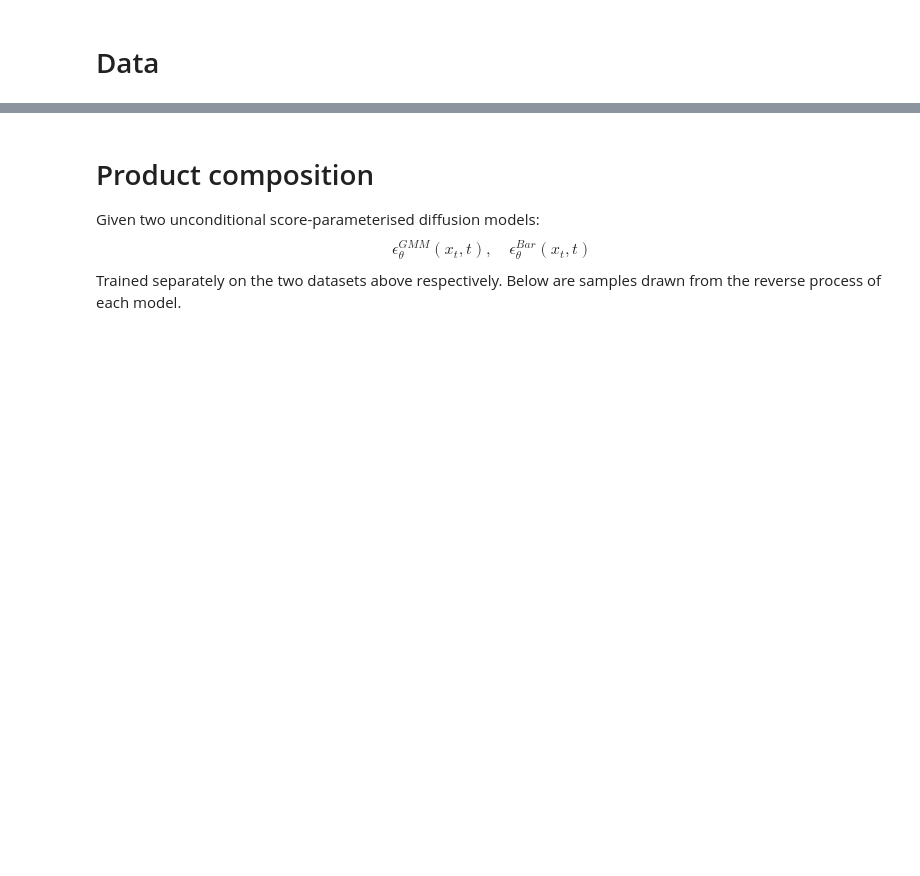
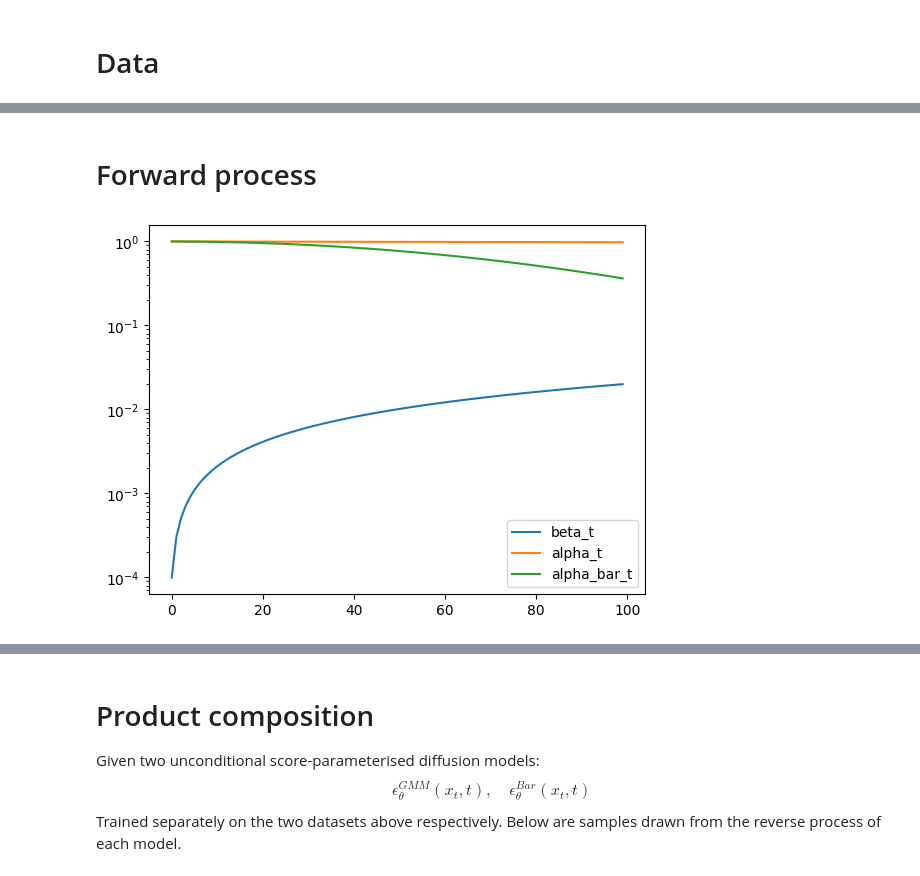
Before and after one commit to jackonelli/mcmc_corr_score_diffusion, a Jupyter notebook: nbs/2d_comp.ipynb, the cells around one changed output, grey strips where cells are left out. Saved outputs shown, nothing was run; the diff lists cells and outputs as text; code cells hidden in the pictures; blank space fills up the shorter version.

```diff
--- a/nbs/2d_comp.ipynb
+++ b/nbs/2d_comp.ipynb
@@ -31,0 +48,25 @@ plt.plot(gmm_samples[:, 0], gmm_samples[:, 1], 'b.')
+# %% [markdown]
+# Forward process
+# %%
+from src.diffusion.base import DiffusionSampler
+from src.diffusion.beta_schedules import (
+    linear_beta_schedule,
+    improved_beta_schedule,
+    respaced_beta_schedule,
+)
+T = 100
+betas, time_steps = respaced_beta_schedule(
+    original_betas=linear_beta_schedule(num_timesteps=T),
+    # original_betas=improved_beta_schedule(num_timesteps=T),
+    T=T,
+    respaced_T=T,
+)
+# betas[-1] = betas[-2]
+diff_proc = DiffusionSampler(betas, time_steps, posterior_variance="beta")
+_, ax = plt.subplots()
+ax.semilogy(time_steps, diff_proc.betas, label="beta_t")
+ax.semilogy(time_steps, diff_proc.alphas, label="alpha_t")
+ax.semilogy(time_steps, diff_proc.alphas_bar, label="alpha_bar_t")
+ax.legend();
+# %% [output]
+[figure, added]
```
Also changed, not shown: parts of 9 cells of this notebook, 6 other files.
